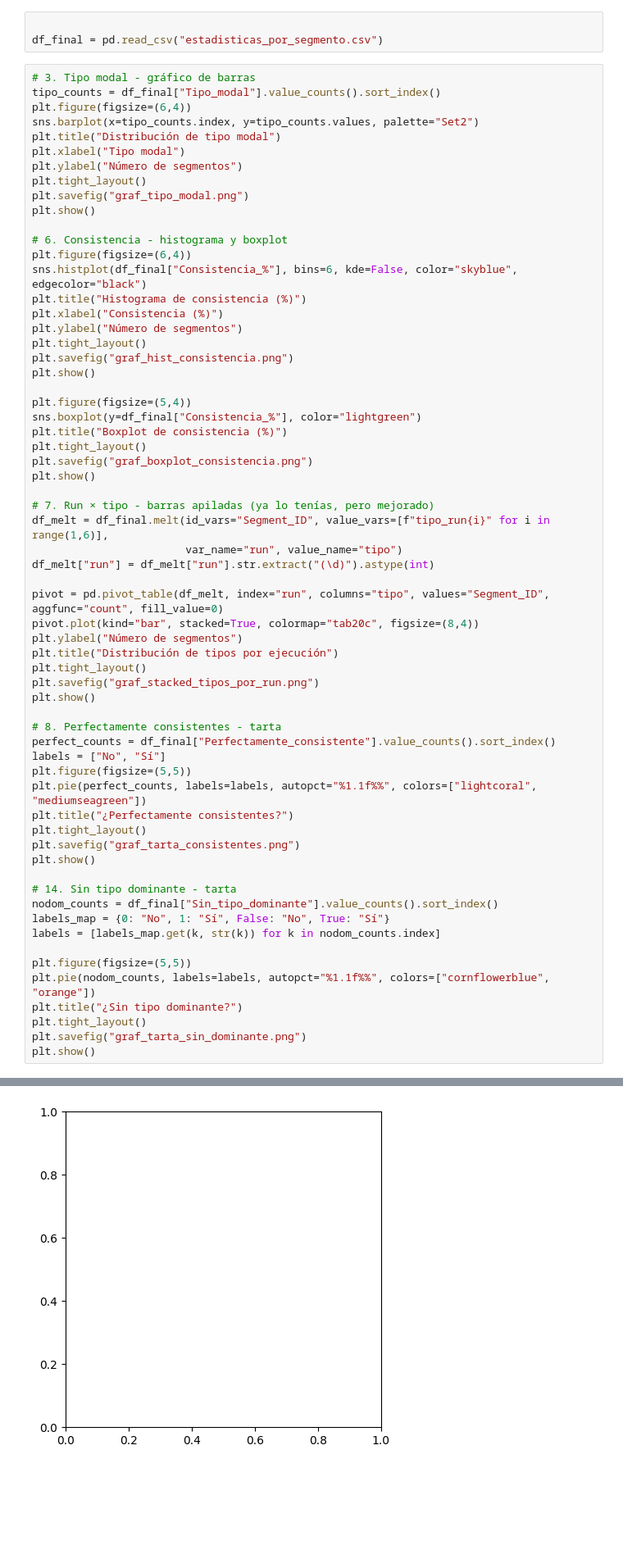
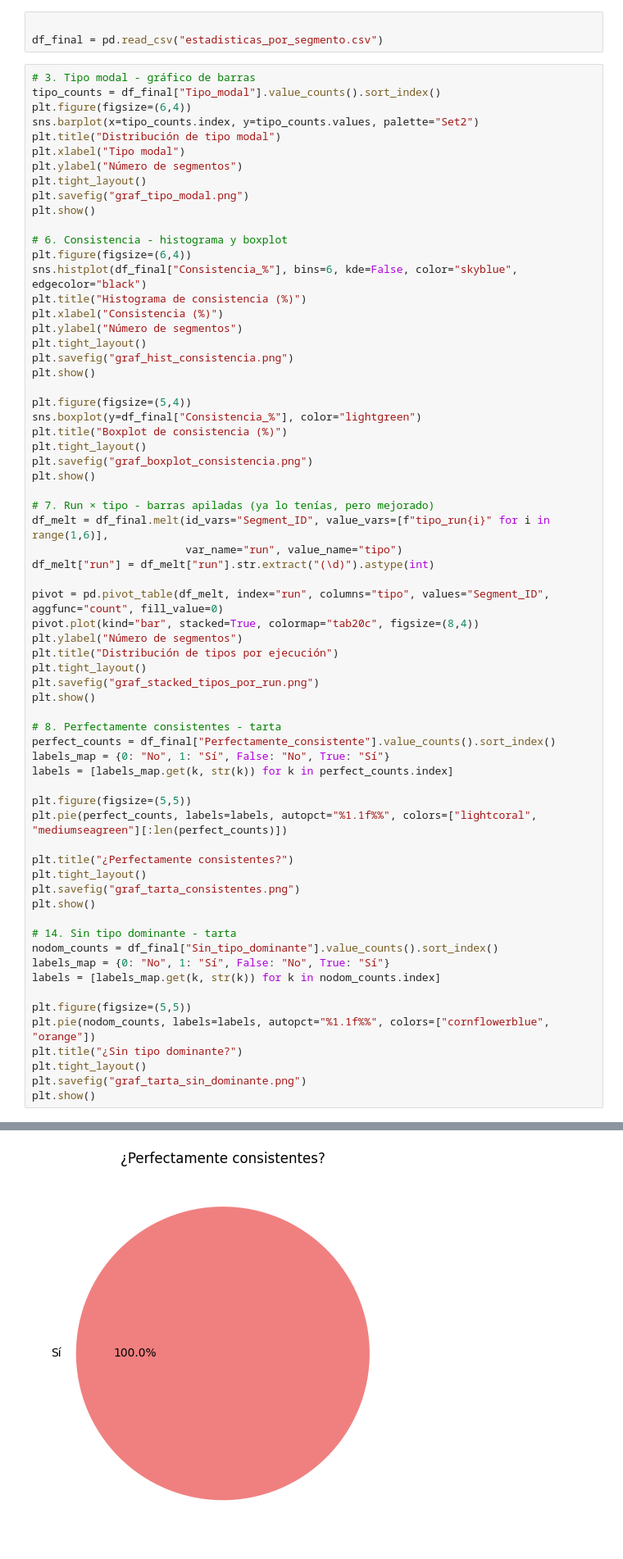
Before and after one commit to eduardo-illueca/icg-project, a Jupyter notebook: ICG_subcomplexes/RBICG_full_code_v3_(BL).ipynb, the cells around one changed output, grey strips where cells are left out. Shown at 82% size. Cells and saved outputs as stored; diff of their text form; blank space fills up the shorter version.

```diff
--- a/ICG_subcomplexes/RBICG_full_code_v3_(BL).ipynb
+++ b/ICG_subcomplexes/RBICG_full_code_v3_(BL).ipynb
@@ -1996,9 +1996,12 @@ plt.show()
 
 # 8. Perfectamente consistentes - tarta
 perfect_counts = df_final["Perfectamente_consistente"].value_counts().sort_index()
-labels = ["No", "Sí"]
+labels_map = {0: "No", 1: "Sí", False: "No", True: "Sí"}
+labels = [labels_map.get(k, str(k)) for k in perfect_counts.index]
+
 plt.figure(figsize=(5,5))
-plt.pie(perfect_counts, labels=labels, autopct="%1.1f%%", colors=["lightcoral", "mediumseagreen"])
+plt.pie(perfect_counts, labels=labels, autopct="%1.1f%%", colors=["lightcoral", "mediumseagreen"][:len(perfect_counts)])
+
 plt.title("¿Perfectamente consistentes?")
 plt.tight_layout()
 plt.savefig("graf_tarta_consistentes.png")
@@ -2027 +2029 @@ ValueError: 'labels' must be of length 'x', not 2
-[figure, old version]
+[figure, new version]
```
Also changed, not shown: parts of 1 cell of this notebook.
